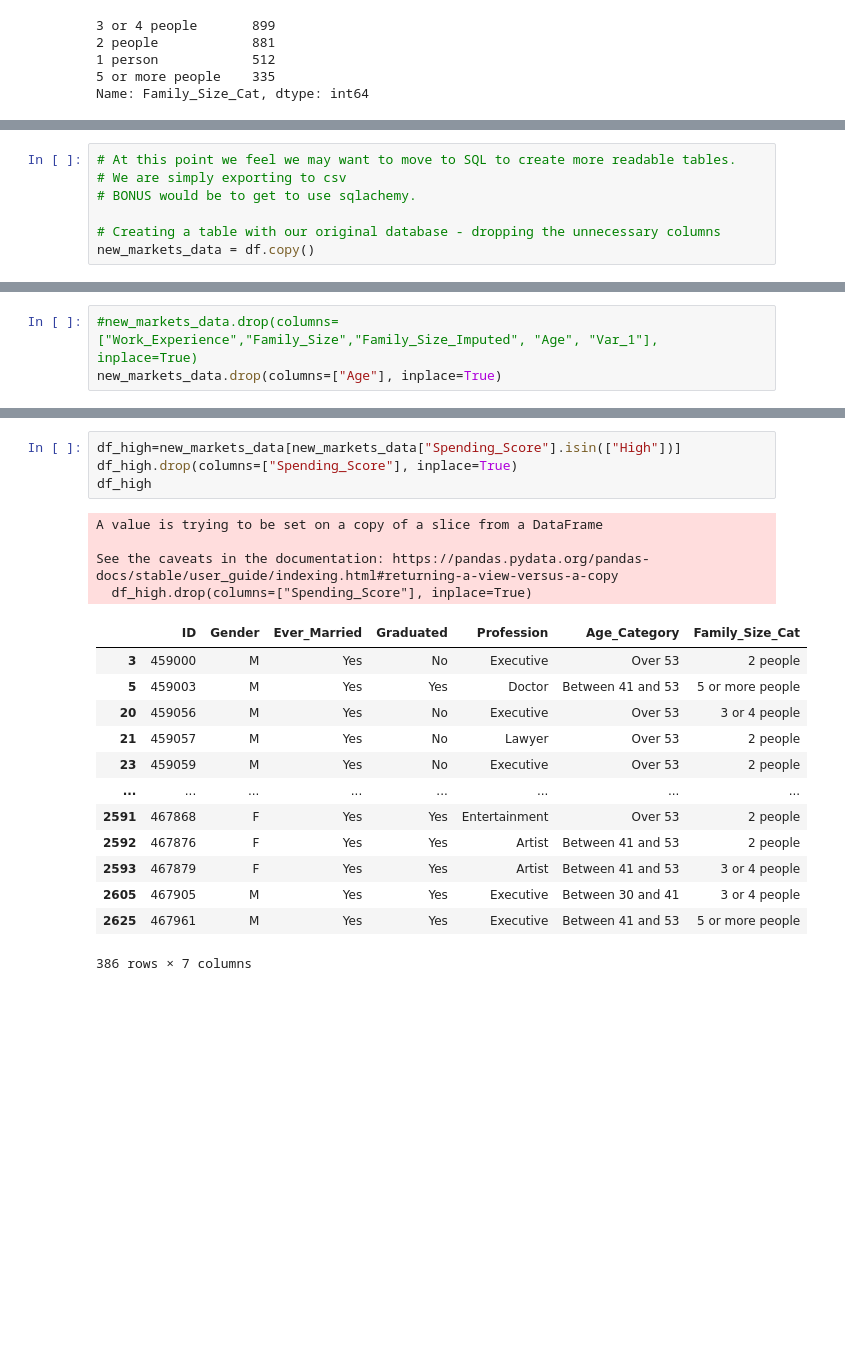
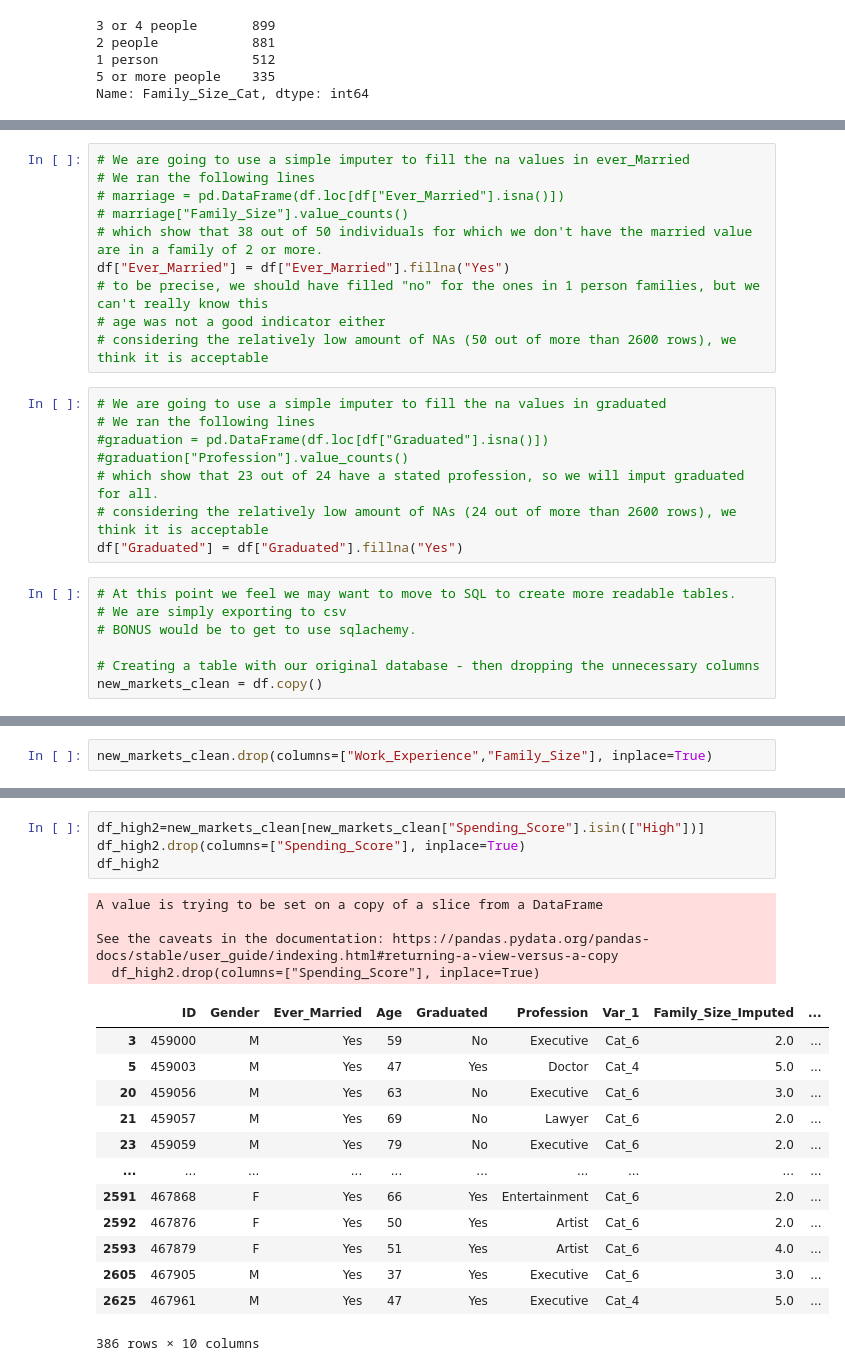
Before and after one commit to tatdef/IH_project3_NewMarkets, a Jupyter notebook: data_cleaning_project3.ipynb, the cells around one changed output, grey strips where cells are left out. Saved outputs shown, nothing was run; the diff lists cells and outputs as text; blank space fills up the shorter version.

```diff
--- a/data_cleaning_project3.ipynb
+++ b/data_cleaning_project3.ipynb
@@ -376,7 +533,25 @@ pd.crosstab([df["Family_Size_Cat"]], [df["Spending_Score"]], normalize=True)
+# %%
+# We are going to use a simple imputer to fill the na values in ever_Married
+# We ran the following lines
+# marriage = pd.DataFrame(df.loc[df["Ever_Married"].isna()])
+# marriage["Family_Size"].value_counts()
+# which show that 38 out of 50 individuals for which we don't have the married value are in a family of 2 or more.
+df["Ever_Married"] = df["Ever_Married"].fillna("Yes")
+# to be precise, we should have filled "no" for the ones in 1 person families, but we can't really know this
+# age was not a good indicator either
+# considering the relatively low amount of NAs (50 out of more than 2600 rows), we think it is acceptable
+# %%
+# We are going to use a simple imputer to fill the na values in graduated
+# We ran the following lines
+#graduation = pd.DataFrame(df.loc[df["Graduated"].isna()])
+#graduation["Profession"].value_counts()
+# which show that 23 out of 24 have a stated profession, so we will imput graduated for all.
+# considering the relatively low amount of NAs (24 out of more than 2600 rows), we think it is acceptable
+df["Graduated"] = df["Graduated"].fillna("Yes")
 # %%
 # At this point we feel we may want to move to SQL to create more readable tables.
 # We are simply exporting to csv
 # BONUS would be to get to use sqlachemy.
 
-# Creating a table with our original database - dropping the unnecessary columns
-new_markets_data = df.copy()
+# Creating a table with our original database - then dropping the unnecessary columns
+new_markets_clean = df.copy()
@@ -415,4 +591,3 @@ new_markets_data
 # %%
-#new_markets_data.drop(columns=["Work_Experience","Family_Size","Family_Size_Imputed", "Age", "Var_1"], inplace=True)
-new_markets_data.drop(columns=["Age"], inplace=True)
+new_markets_clean.drop(columns=["Work_Experience","Family_Size"], inplace=True)
 # %%
@@ -422,23 +595,23 @@ new_markets_data.to_csv('new_markets_data_semico.csv', sep=';', index=False)
 # %%
-df_high=new_markets_data[new_markets_data["Spending_Score"].isin(["High"])]
-df_high.drop(columns=["Spending_Score"], inplace=True)
-df_high
+df_high2=new_markets_clean[new_markets_clean["Spending_Score"].isin(["High"])]
+df_high2.drop(columns=["Spending_Score"], inplace=True)
+df_high2
 # %% [output]
 A value is trying to be set on a copy of a slice from a DataFrame
 
 See the caveats in the documentation: https://pandas.pydata.org/pandas-docs/stable/user_guide/indexing.html#returning-a-view-versus-a-copy
-  df_high.drop(columns=["Spending_Score"], inplace=True)
+  df_high2.drop(columns=["Spending_Score"], inplace=True)
-|  | ID | Gender | Ever_Married | Graduated | Profession | Age_Category | Family_Size_Cat |
-| 3 | 459000 | M | Yes | No | Executive | Over 53 | 2 people |
-| 5 | 459003 | M | Yes | Yes | Doctor | Between 41 and 53 | 5 or more people |
-| 20 | 459056 | M | Yes | No | Executive | Over 53 | 3 or 4 people |
-| 21 | 459057 | M | Yes | No | Lawyer | Over 53 | 2 people |
-| 23 | 459059 | M | Yes | No | Executive | Over 53 | 2 people |
-| ... | ... | ... | ... | ... | ... | ... | ... |
-| 2591 | 467868 | F | Yes | Yes | Entertainment | Over 53 | 2 people |
-| 2592 | 467876 | F | Yes | Yes | Artist | Between 41 and 53 | 2 people |
-| 2593 | 467879 | F | Yes | Yes | Artist | Between 41 and 53 | 3 or 4 people |
-| 2605 | 467905 | M | Yes | Yes | Executive | Between 30 and 41 | 3 or 4 people |
-| 2625 | 467961 | M | Yes | Yes | Executive | Between 41 and 53 | 5 or more people |
+|  | ID | Gender | Ever_Married | Age | Graduated | Profession | Var_1 | Family_Size_Imputed | ... |
+| 3 | 459000 | M | Yes | 59 | No | Executive | Cat_6 | 2.0 | ... |
+| 5 | 459003 | M | Yes | 47 | Yes | Doctor | Cat_4 | 5.0 | ... |
+| 20 | 459056 | M | Yes | 63 | No | Executive | Cat_6 | 3.0 | ... |
+| 21 | 459057 | M | Yes | 69 | No | Lawyer | Cat_6 | 2.0 | ... |
+| 23 | 459059 | M | Yes | 79 | No | Executive | Cat_6 | 2.0 | ... |
+| ... | ... | ... | ... | ... | ... | ... | ... | ... | ... |
+| 2591 | 467868 | F | Yes | 66 | Yes | Entertainment | Cat_6 | 2.0 | ... |
+| 2592 | 467876 | F | Yes | 50 | Yes | Artist | Cat_6 | 2.0 | ... |
+| 2593 | 467879 | F | Yes | 51 | Yes | Artist | Cat_6 | 4.0 | ... |
+| 2605 | 467905 | M | Yes | 37 | Yes | Executive | Cat_6 | 3.0 | ... |
+| 2625 | 467961 | M | Yes | 47 | Yes | Executive | Cat_4 | 5.0 | ... |
-386 rows × 7 columns
+386 rows × 10 columns
 # %%
```
Also changed, not shown: parts of 46 cells of this notebook, 22 other files.
